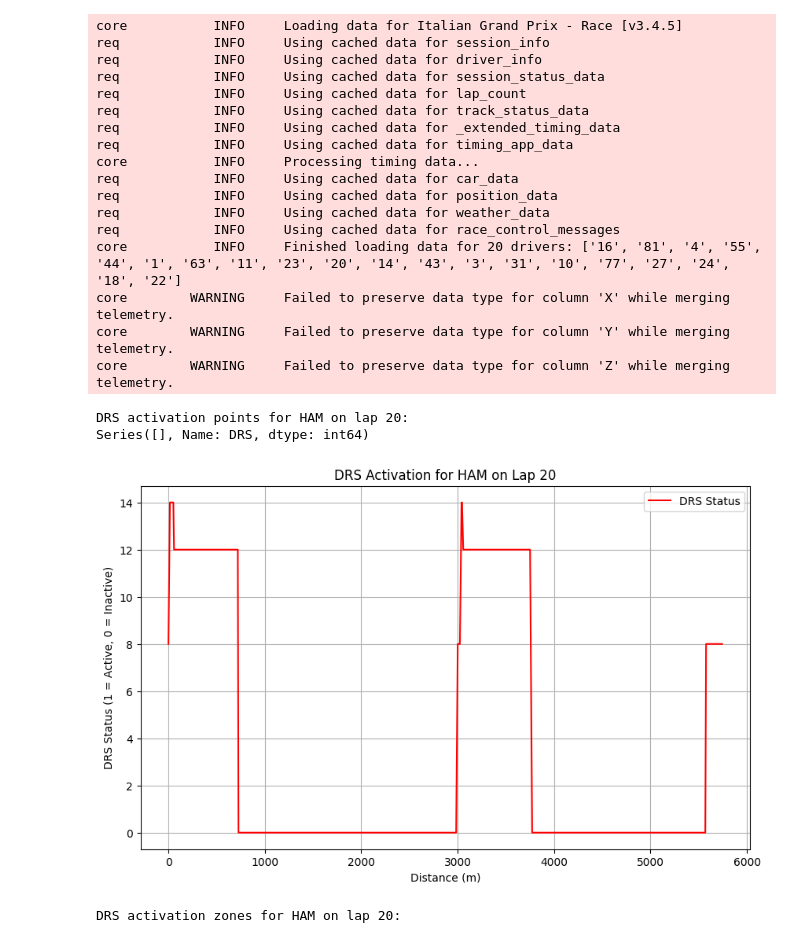
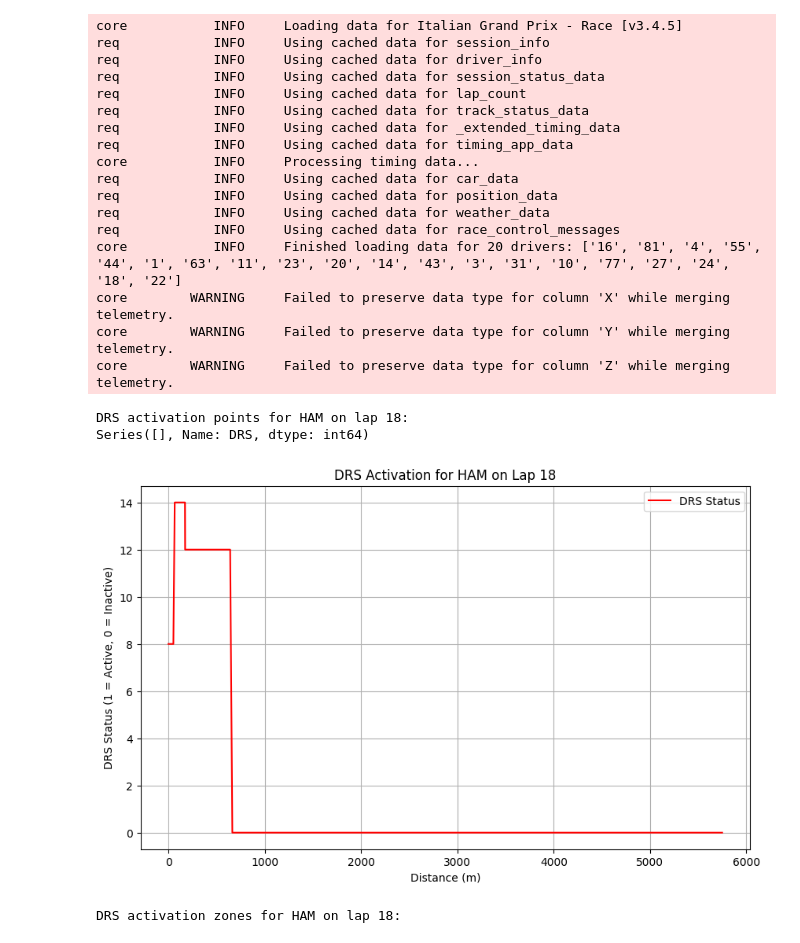
Before and after one commit to Vladinsky/FASTF1, a Jupyter notebook: domenicoDL/DRS.ipynb, the cells around one changed output. Drawn from its saved outputs; the diff is of its cells as text; code cells hidden in the pictures.

```diff
--- a/domenicoDL/DRS.ipynb
+++ b/domenicoDL/DRS.ipynb
@@ -10,7 +10,7 @@ year = 2024
 gran_prix = "Monza"
 sessionG = 'R'  # Race session
 driver = "HAM"  # Driver to analyze
-lap_number = 20  # Lap to analyze
+lap_number = 18  # Lap to analyze
 
 # Load the race session
 session = fastf1.get_session(year, gran_prix, sessionG)
@@ -56,34 +56,34 @@ fig, ax = plt.subplots(figsize=(10, 6))
 ax.plot(telemetry["X"], telemetry["Y"], label=f"{driver} Lap {lap_number}", color="blue")
 
 # Highlight DRS activation zones
 for zone in drs_zones.groupby((drs_zones.index.to_series().diff() > 1).cumsum()):
     start_idx = zone[1].index[0]
     end_idx = zone[1].index[-1]
     ax.plot(telemetry.loc[start_idx:end_idx, "X"], telemetry.loc[start_idx:end_idx, "Y"], color="red", linewidth=3, label="DRS Zone")
 
 plt.title(f"DRS Activation for {driver} on Lap {lap_number}")
 plt.legend()
 plt.show()
 # %% [output]
 core           INFO     Loading data for Italian Grand Prix - Race [v3.4.5]
 req            INFO     Using cached data for session_info
 req            INFO     Using cached data for driver_info
 req            INFO     Using cached data for session_status_data
 req            INFO     Using cached data for lap_count
 req            INFO     Using cached data for track_status_data
 req            INFO     Using cached data for _extended_timing_data
 req            INFO     Using cached data for timing_app_data
 core           INFO     Processing timing data...
 req            INFO     Using cached data for car_data
 req            INFO     Using cached data for position_data
 req            INFO     Using cached data for weather_data
 req            INFO     Using cached data for race_control_messages
 core           INFO     Finished loading data for 20 drivers: ['16', '81', '4', '55', '44', '1', '63', '11', '23', '20', '14', '43', '3', '31', '10', '77', '27', '24', '18', '22']
 core        WARNING     Failed to preserve data type for column 'X' while merging telemetry.
 core        WARNING     Failed to preserve data type for column 'Y' while merging telemetry.
 core        WARNING     Failed to preserve data type for column 'Z' while merging telemetry.
-DRS activation points for HAM on lap 20:
+DRS activation points for HAM on lap 18:
 Series([], Name: DRS, dtype: int64)
-[figure, old version]
+[figure, new version]
-DRS activation zones for HAM on lap 20:
+DRS activation zones for HAM on lap 18:
 [figure]
```
Also changed, not shown: 3 other files.
